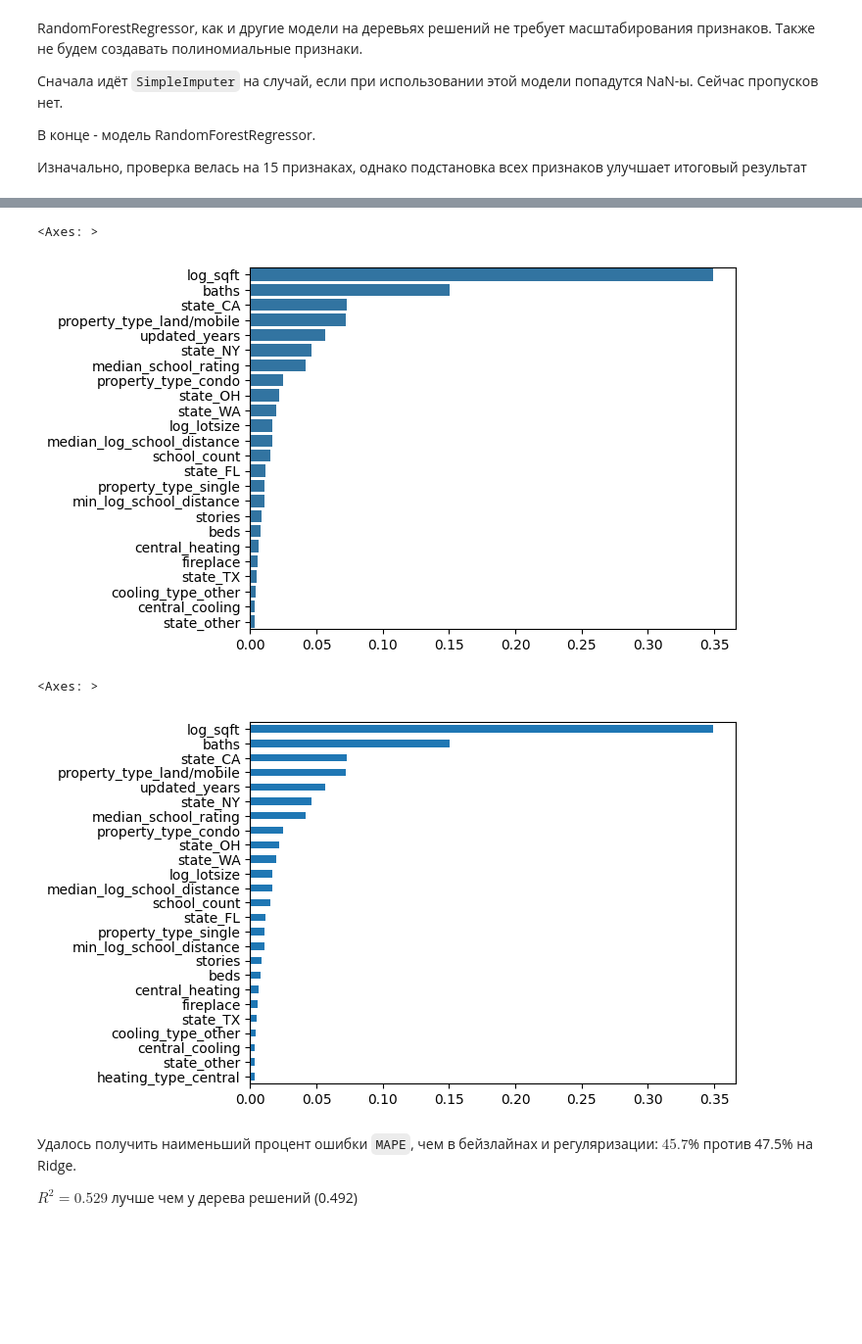
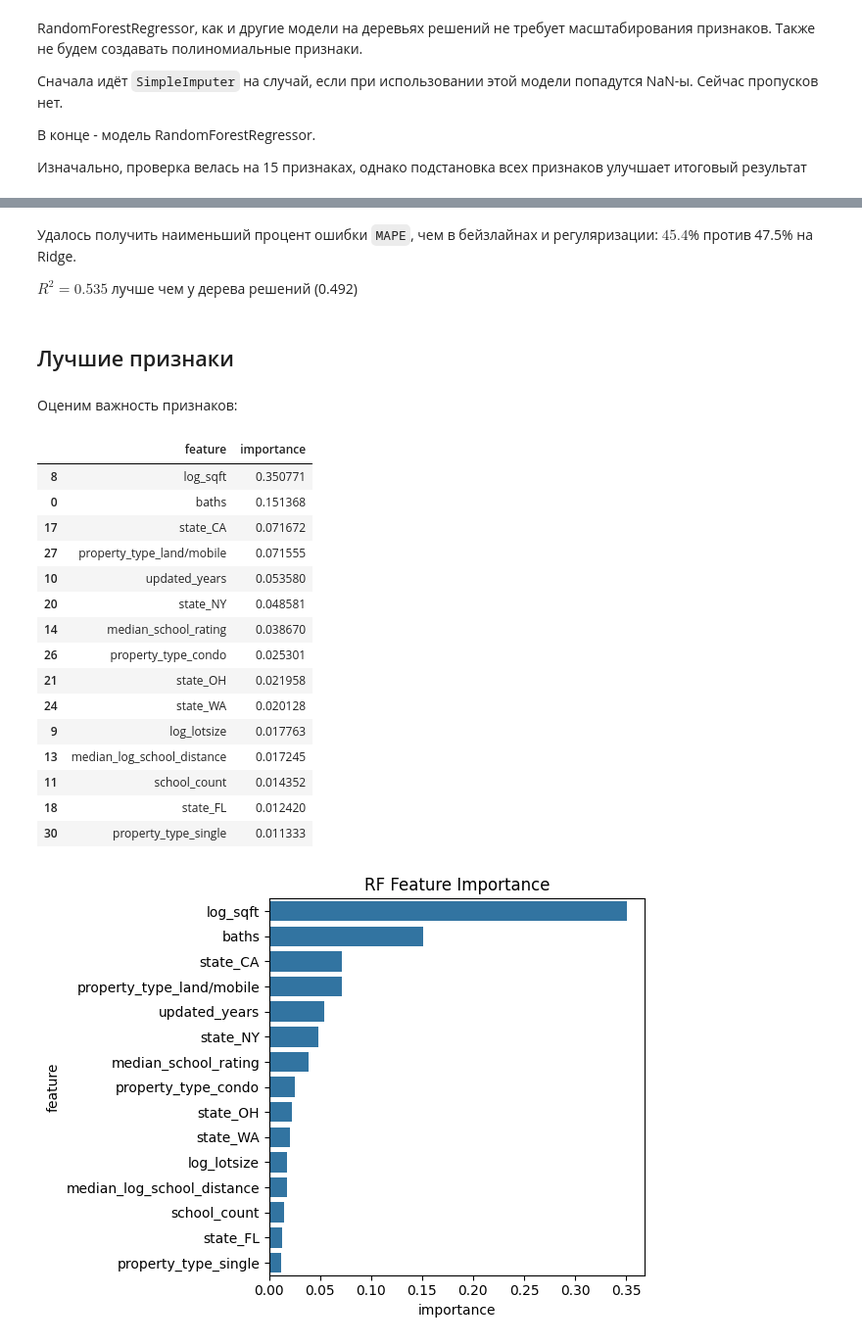
Before and after one commit to mvulf/housing_cost, a Jupyter notebook: notebooks/3.3-mv-modelling-random-forest.ipynb, the cells around one changed output, grey strips where cells are left out. Shown at 98% size. Saved outputs shown, nothing was run; the diff lists cells and outputs as text; code cells hidden in the pictures; blank space fills up the shorter version.

```diff
--- a/notebooks/3.3-mv-modelling-random-forest.ipynb
+++ b/notebooks/3.3-mv-modelling-random-forest.ipynb
@@ -167,23 +154,43 @@ Created version '1' of model 'random-forest-all'.
-# %%
-import seaborn as sns
-
-sns.barplot(
-    feature_importances[:15:-1],
-    orient='h',
-)
-# %% [output]
-<Axes: >
-[figure, removed]
-# %%
-feature_importances = pd.Series(
-    pipe[-1].feature_importances_,
-    index=pipe[-2].get_feature_names_out()
-).sort_values()
-feature_importances.iloc[-25:].plot.barh()
-# %% [output]
-<Axes: >
-[figure, removed]
 # %% [markdown]
-Удалось получить наименьший процент ошибки `MAPE`, чем в бейзлайнах и регуляризации: $45.7$% против 47.5% на Ridge.
+Удалось получить наименьший процент ошибки `MAPE`, чем в бейзлайнах и регуляризации: $45.4$% против 47.5% на Ridge.
 
-$R^2 = 0.529$ лучше чем у дерева решений (0.492)
+$R^2 = 0.535$ лучше чем у дерева решений (0.492)
+# %% [markdown]
+## Лучшие признаки
+# %% [markdown]
+Оценим важность признаков:
+# %%
+feature_importances = pd.DataFrame(
+    {
+        'feature': pipe[-2].get_feature_names_out(),
+        'importance': pipe[-1].feature_importances_,
+    }
+).sort_values(by='importance', ascending=False)
+
+selected_feature_importances = feature_importances.iloc[:15]
+
+display(selected_feature_importances)
+visualize.plot_bar(
+    selected_feature_importances,
+    numeric_feature='importance',
+    categorical_feature='feature',
+    title='RF Feature Importance',
+);
+# %% [output]
+|  | feature | importance |
+| 8 | log_sqft | 0.350771 |
+| 0 | baths | 0.151368 |
+| 17 | state_CA | 0.071672 |
+| 27 | property_type_land/mobile | 0.071555 |
+| 10 | updated_years | 0.053580 |
+| 20 | state_NY | 0.048581 |
+| 14 | median_school_rating | 0.038670 |
+| 26 | property_type_condo | 0.025301 |
+| 21 | state_OH | 0.021958 |
+| 24 | state_WA | 0.020128 |
+| 9 | log_lotsize | 0.017763 |
+| 13 | median_log_school_distance | 0.017245 |
+| 11 | school_count | 0.014352 |
+| 18 | state_FL | 0.012420 |
+| 30 | property_type_single | 0.011333 |
+[figure, added]
```
Also changed, not shown: parts of 29 cells of this notebook, 6 other files.
